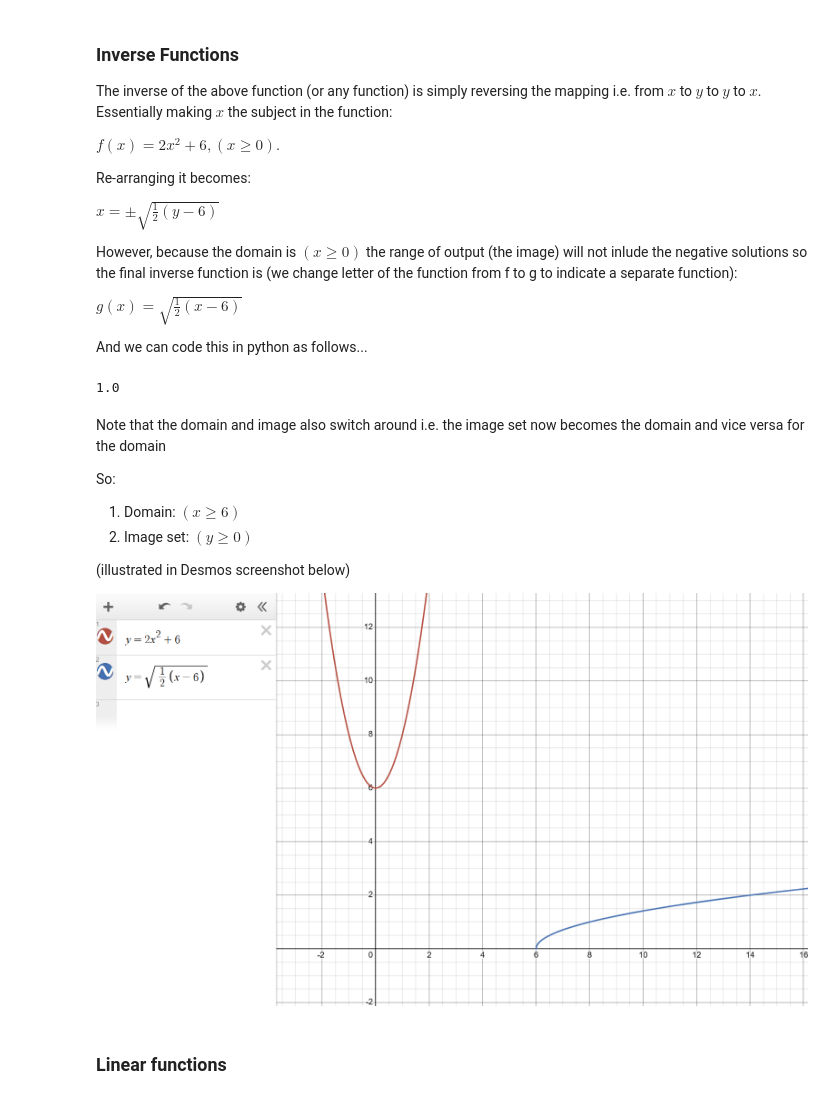
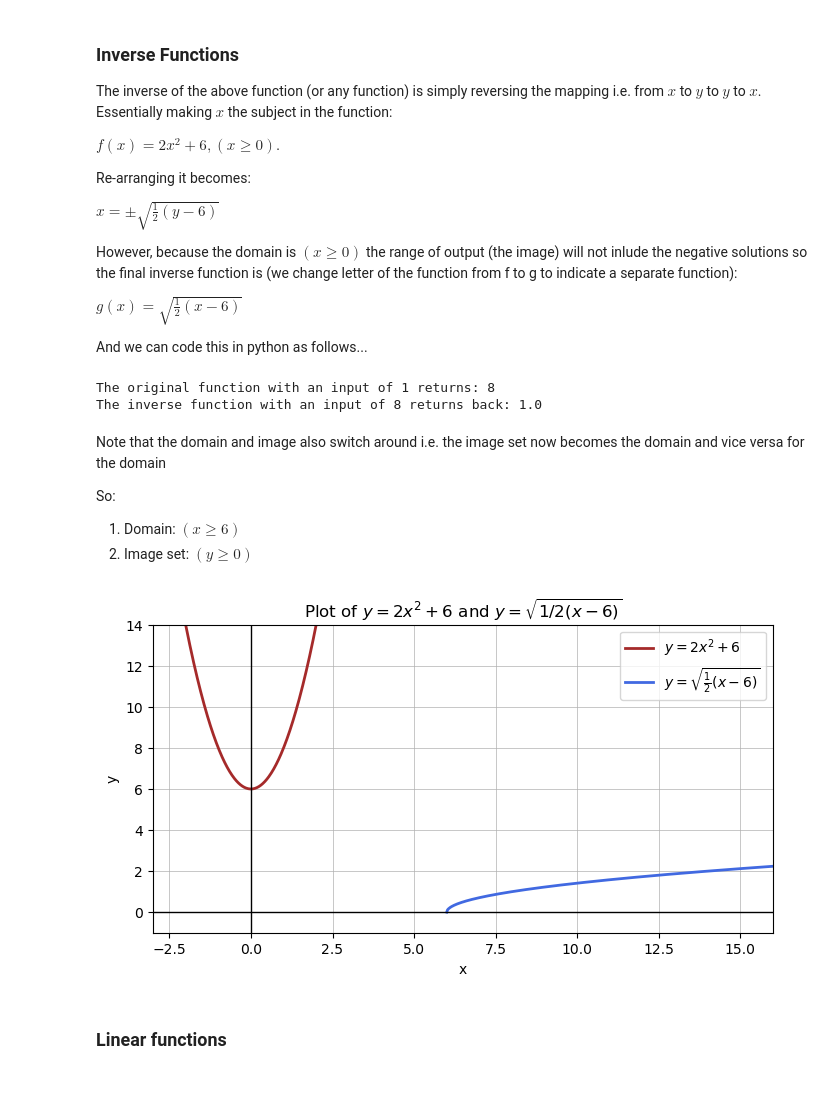
Before and after one commit to segunlonge/OU-MST224-Mathematical-Methods-in-Python, a Jupyter notebook: The Basics.ipynb, the cells around one changed output. Saved outputs shown, nothing was run; the diff lists cells and outputs as text; code cells hidden in the pictures.

```diff
--- a/The Basics.ipynb
+++ b/The Basics.ipynb
@@ -95,9 +95,11 @@ def g_inverse(x):
     else:
         return math.sqrt((x - 6) /2)
 
-print(round(g_inverse(8),3))
+print(f"The original function with an input of 1 returns: {round(g(1),3)}")
+print(f"The inverse function with an input of 8 returns back: {round(g_inverse(8),3)}")
 # %% [output]
-1.0
+The original function with an input of 1 returns: 8
+The inverse function with an input of 8 returns back: 1.0
 # %% [markdown]
 Note that the domain and image also switch around i.e. the image set now becomes the domain and vice versa for the domain
 
@@ -105,10 +107,48 @@ So:
 
 1. Domain: $(x\displaystyle \geq 6)$
 2. Image set: $(y\displaystyle \geq0)$
-
-(illustrated in Desmos screenshot below)
-
-![image.png](attachment:d3e487bc-f778-4963-9a8a-bfac1019e4fa.png)
+# %%
+import matplotlib.pyplot as plt
+import numpy as np
+
+# Create x values for the parabola (y = 2x^2 + 6)
+# We choose a range that matches the image roughly (-3 to 3)
+x1 = np.linspace(-3, 3, 400)
+y1 = 2 * x1**2 + 6
+
+# Create x values for the square root function (y = sqrt(1/2 * (x - 6)))
+# The domain must be x >= 6 because we can't take the square root of a negative number
+x2 = np.linspace(6, 16, 400)
+y2 = np.sqrt(0.5 * (x2 - 6))
+
+# Setup the plot
+plt.figure(figsize=(8, 4))
+
+# Plot the red parabola
+plt.plot(x1, y1, color='brown', label='$y = 2x^2 + 6$', linewidth=2)
+
+# Plot the blue square root curve
+plt.plot(x2, y2, color='royalblue', label='$y = \sqrt{\\frac{1}{2}(x - 6)}$', linewidth=2)
+
+# Add grid lines to match the Desmos style
+plt.grid(True, which='both', linestyle='-', linewidth=0.5)
+plt.axhline(0, color='black', linewidth=1) # x-axis
+plt.axvline(0, color='black', linewidth=1) # y-axis
+
+# Set limits to match the provided image
+plt.xlim(-3, 16)
+plt.ylim(-1, 14)
+
+# Set labels for clarity
+plt.xlabel('x')
+plt.ylabel('y')
+plt.title('Plot of $y=2x^2+6$ and $y=\sqrt{1/2(x-6)}$')
+plt.legend()
+
+# Show the plot
+plt.show()
+# %% [output]
+[figure, added]
 # %% [markdown]
 ### Linear functions
 # %% [markdown]
```
Also changed, not shown: parts of 15 cells of this notebook.
